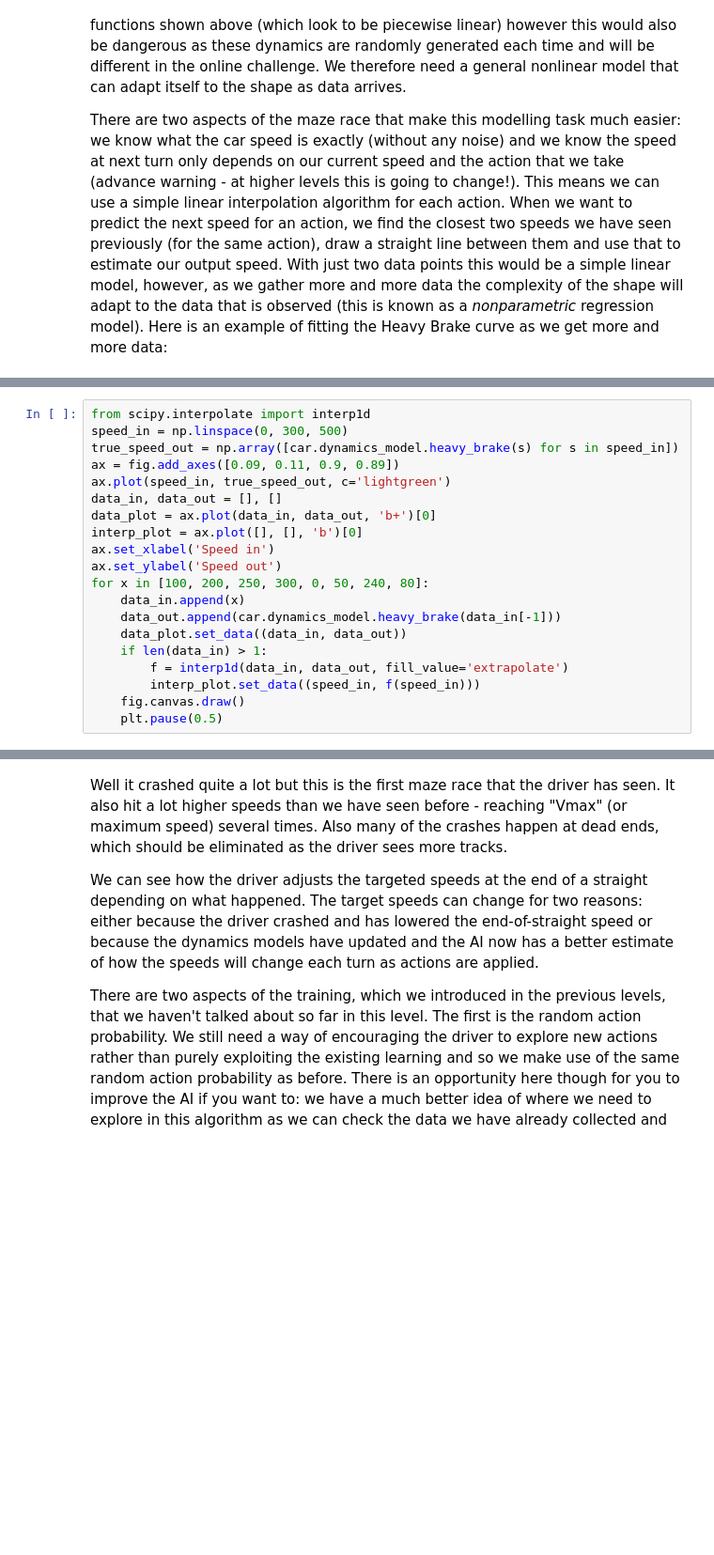
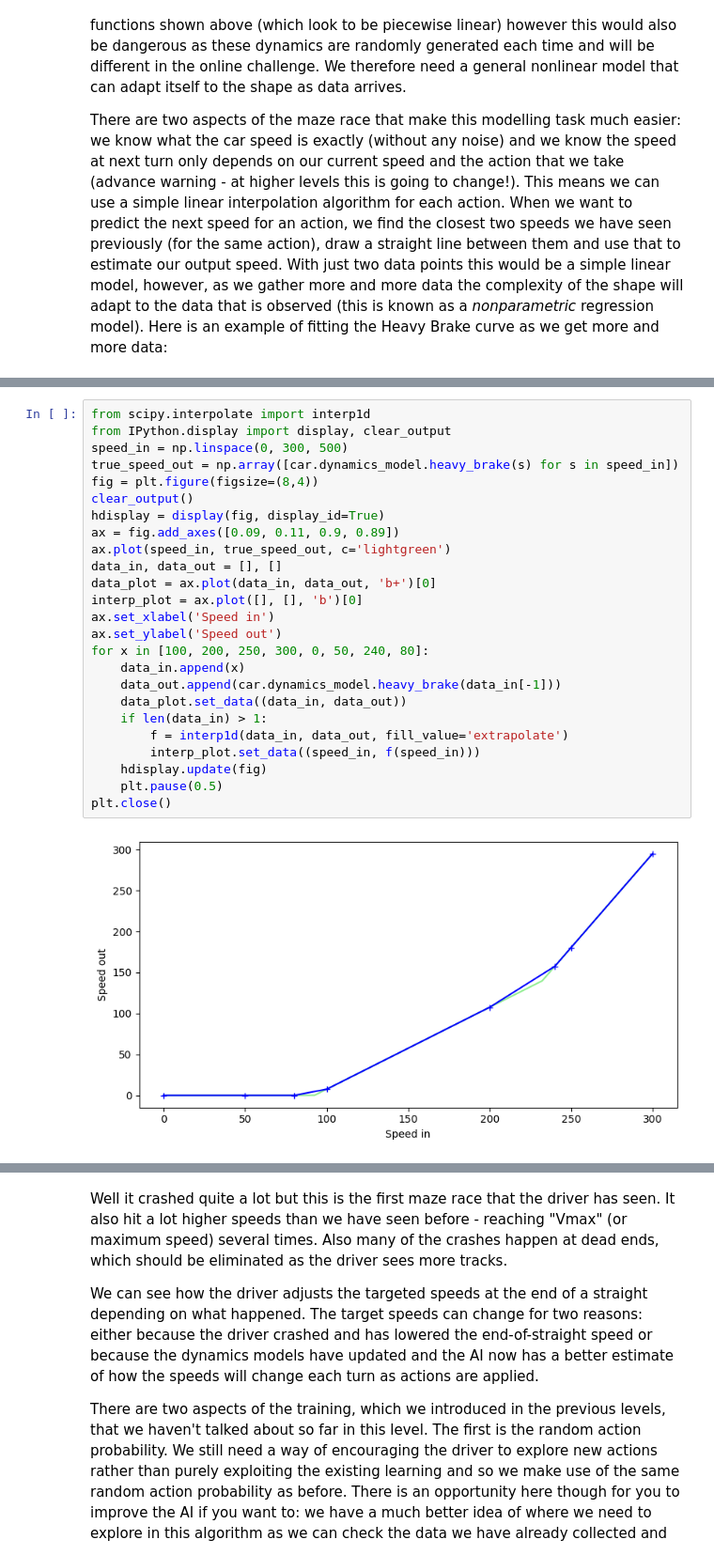
Before and after one commit to mclaren-racing-f1/mclaren-maze-race, a Jupyter notebook: level3_rookiedriver.ipynb, the cells around one changed output, grey strips where cells are left out. Shown at 94% size. Drawn from its saved outputs; the diff is of its cells as text; blank space fills up the shorter version.

```diff
--- a/level3_rookiedriver.ipynb
+++ b/level3_rookiedriver.ipynb
@@ -37,23 +30,30 @@ fig = plt.figure(figsize=(8,4))
 # %%
 from scipy.interpolate import interp1d
+from IPython.display import display, clear_output
 speed_in = np.linspace(0, 300, 500)
 true_speed_out = np.array([car.dynamics_model.heavy_brake(s) for s in speed_in])
+fig = plt.figure(figsize=(8,4))
+clear_output()
+hdisplay = display(fig, display_id=True)
 ax = fig.add_axes([0.09, 0.11, 0.9, 0.89])
 ax.plot(speed_in, true_speed_out, c='lightgreen')
 data_in, data_out = [], []
 data_plot = ax.plot(data_in, data_out, 'b+')[0]
 interp_plot = ax.plot([], [], 'b')[0]
 ax.set_xlabel('Speed in')
 ax.set_ylabel('Speed out')
 for x in [100, 200, 250, 300, 0, 50, 240, 80]:
     data_in.append(x)
     data_out.append(car.dynamics_model.heavy_brake(data_in[-1]))
     data_plot.set_data((data_in, data_out))
     if len(data_in) > 1:
         f = interp1d(data_in, data_out, fill_value='extrapolate')
         interp_plot.set_data((speed_in, f(speed_in)))
-    fig.canvas.draw()
+    hdisplay.update(fig)
     plt.pause(0.5)
+plt.close()
+# %% [output]
+[figure, added]
 # %% [markdown]
 We can estimate the maximum, safe, end-of-straight speed in the same way we estimate the safety car speed: start with an initial guess and then if we successfully make it around the corner we can increase our guess and if we crash we decrease our guess.
 
```
Also changed, not shown: parts of 9 cells of this notebook, 3 other files.
